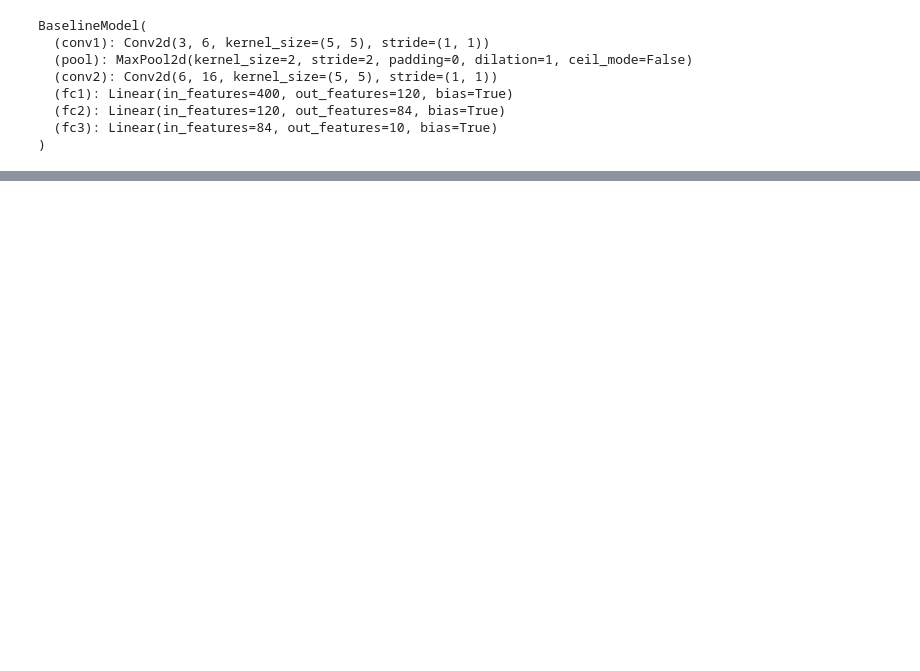
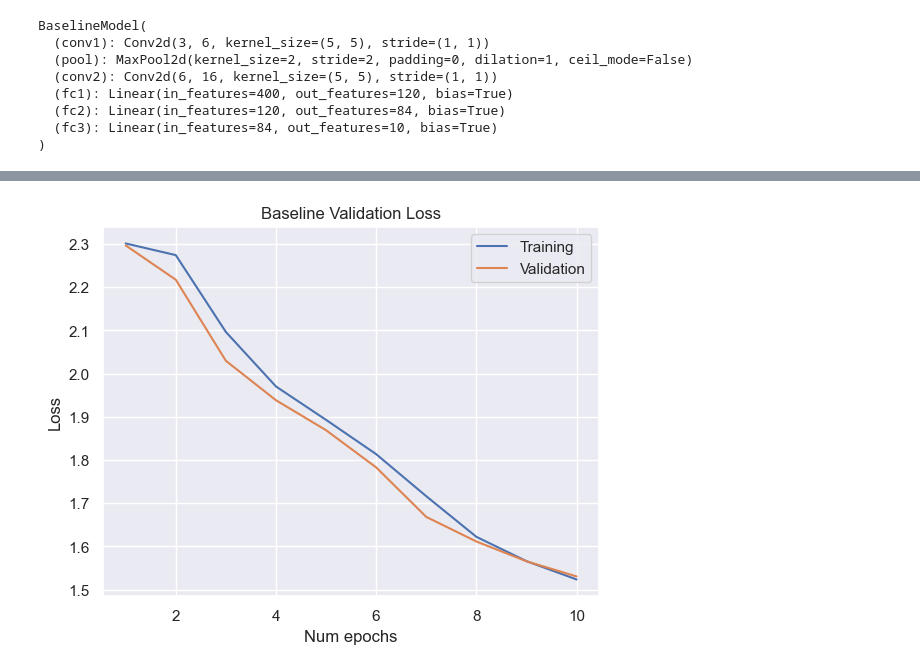
Before and after one commit to jonasoo98/SSL_project, a Jupyter notebook: baseline.ipynb, the cells around one changed output, grey strips where cells are left out. Cells and saved outputs as stored; diff of their text form; code cells hidden in the pictures; blank space fills up the shorter version.

Commit message:
fix baseline

```diff
--- a/baseline.ipynb
+++ b/baseline.ipynb
@@ -6,16 +6,19 @@ import numpy as np
 import os
 
 import torch
+import seaborn as sns
 import torch.nn as nn
 import torch.optim as optim
 import torch.nn.functional as F
+import matplotlib.pyplot as plt
+
 
 from torchvision.utils import make_grid
 from torch.utils.data import DataLoader, random_split
 from torchvision import datasets, transforms
 
 
-import matplotlib.pyplot as plt
-
+sns.set(style="darkgrid")
 
 device = torch.device("cuda:0" if torch.cuda.is_available() else "cpu")
+print(f"device: {device}")
@@ -34,7 +39,7 @@ full_trainset = datasets.CIFAR10(
     root="./data", train=True, download=True, transform=transform
 )
 
-batch_size = 4
+batch_size = 100
 
 num_train = len(full_trainset)
 num_valid = int(0.1 * num_train)
@@ -147,3 +157,19 @@ AttributeError: module 'torch.functional' has no attribute 'relu'
+# %%
+x = np.linspace(1, len(training_losses), len(training_losses))
+plt.plot(x, training_losses, label="Training")
+plt.xlabel("Num epochs")
+plt.ylabel("Loss")
+plt.title("Baseline Training Loss")
+
+plt.plot(x, validation_losses, label="Validation")
+plt.xlabel("Num epochs")
+plt.ylabel("Loss")
+plt.title("Baseline Validation Loss")
+plt.legend()
+
+plt.show()
+# %% [output]
+[figure, added]
 # %%
 # Save the model
 model_path = './models/cifar_net.pth'
```
Also changed, not shown: parts of 4 cells of this notebook.
